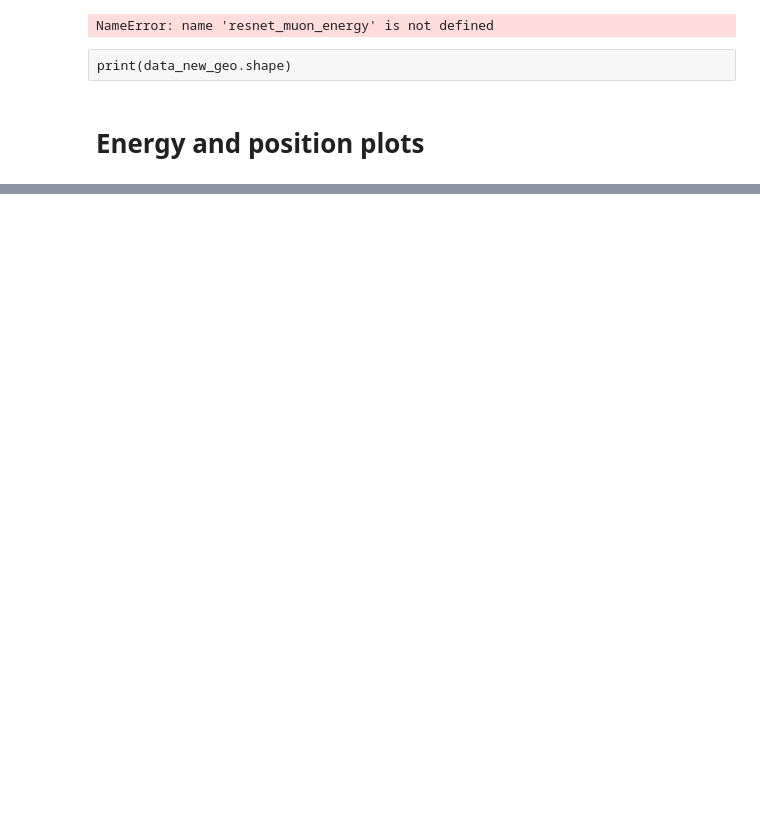
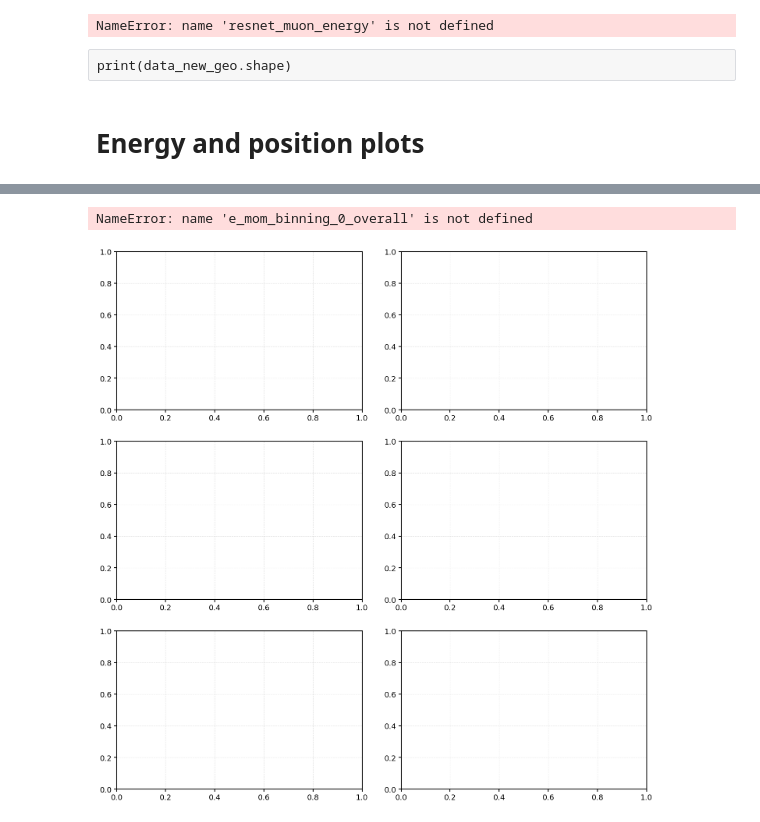
Before and after one commit to cid02219585/WatChMaL, a Jupyter notebook: regression_analysis_multi.ipynb, the cells around one changed output, grey strips where cells are left out. Saved outputs shown, nothing was run; the diff lists cells and outputs as text; code cells hidden in the pictures; blank space fills up the shorter version.

```diff
--- a/regression_analysis_multi.ipynb
+++ b/regression_analysis_multi.ipynb
@@ -1061,6 +1352,12 @@ e_towall_binning_1     = get_binning(data_new_geo["towall"][:,1], 30)
 # fig.legend(handles, labels, loc='upper center', ncol=7, fontsize=8, bbox_to_anchor=(0.5, 1.02))
 # fig.tight_layout()
 # plt.show()
+# %%
+edges, idx = e_mom_binning_0
+e_mom_binning_0_overall = (edges, np.concatenate((idx, idx)))
+
+edges, idx = e_mom_binning_1
+e_mom_binning_1_overall = (edges, np.concatenate((idx, idx)))
 # %%
 ### multiring cases
 
@@ -1153,0 +1463,15 @@ for n, r in enumerate(e_position_truth_1):
+# %%
+### 2 particle plots
+
+# all_runs_pos = e_position_slot_0 + e_position_slot_1
+
+n_colours = len(e_position_mean)
+colours = plt.cm.tab10(np.linspace(0, 1, n_colours))
+
+figs, axes = plt.subplots(3,2, figsize=(15, 15))
+for n, r in enumerate(e_position_mean):
+    plot_resolution_profile([r],'position_3d_errors',e_mom_binning_0_overall, ax=axes[2,0],y_lim=(0,80),x_label="Particle 0 true electron momentum [MeV]",y_label="Position resolution [cm]",legend='best', marker='', color = colours[n])
+    plot_resolution_profile([r],'position_3d_errors',e_mom_binning_1_overall, ax=axes[2,1],y_lim=(0,80),x_label="Particle 1 true electron momentum [MeV]",y_label="Position resolution [cm]",legend='best', marker='',  color = colours[n])
+# %% [output]
+NameError: name 'e_mom_binning_0_overall' is not defined
+[figure, added]
```
Also changed, not shown: parts of 20 cells of this notebook, 4 other files.
